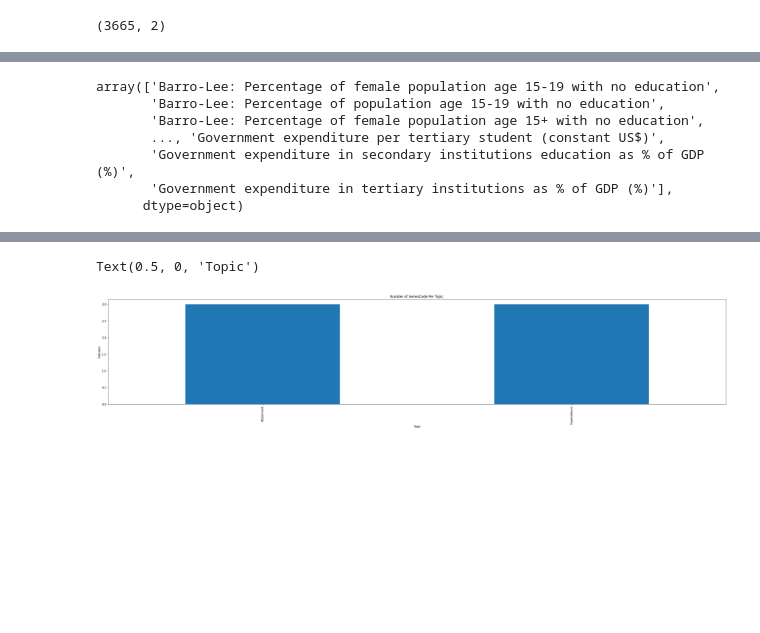
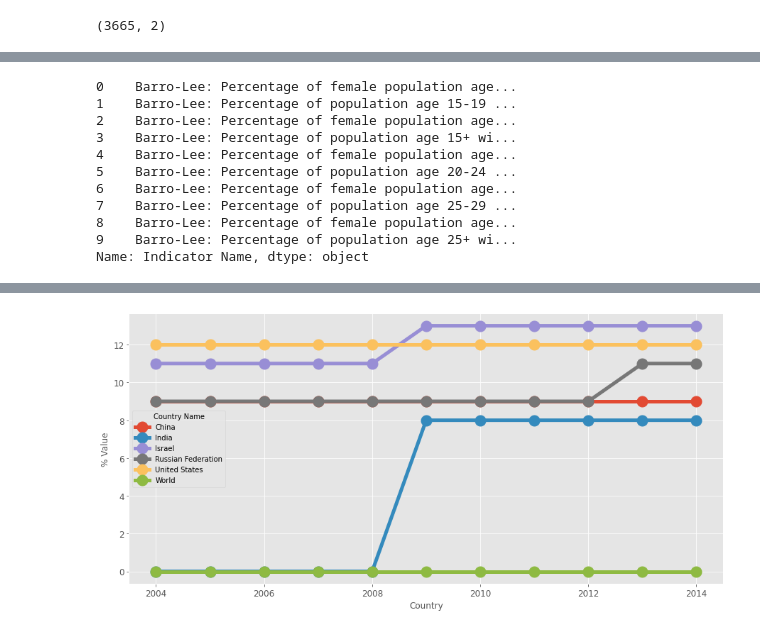
Before and after one commit to vanshika7-max/World-Bank-Education-Stats, a Jupyter notebook: Vanshika_Raj_Team_7_Capstone_Project.ipynb, the cells around one changed output, grey strips where cells are left out. Saved outputs shown, nothing was run; the diff lists cells and outputs as text; code cells hidden in the pictures; blank space fills up the shorter version.

```diff
--- a/Vanshika_Raj_Team_7_Capstone_Project.ipynb
+++ b/Vanshika_Raj_Team_7_Capstone_Project.ipynb
@@ -209,10 +216,14 @@ def get_median(Year1,Year2,Year3,Year4,Year5,Year6):
 # %%
-EdStatsSeries_df['Indicator Name'].unique()
+EdStatsSeries_df['Indicator Name'].head(10)
 # %% [output]
-array(['Barro-Lee: Percentage of female population age 15-19 with no education',
-       'Barro-Lee: Percentage of population age 15-19 with no education',
-       'Barro-Lee: Percentage of female population age 15+ with no education',
-       ..., 'Government expenditure per tertiary student (constant US$)',
-       'Government expenditure in secondary institutions education as % of GDP (%)',
-       'Government expenditure in tertiary institutions as % of GDP (%)'],
-      dtype=object)
+0    Barro-Lee: Percentage of female population age...
+1    Barro-Lee: Percentage of population age 15-19 ...
+2    Barro-Lee: Percentage of female population age...
+3    Barro-Lee: Percentage of population age 15+ wi...
+4    Barro-Lee: Percentage of female population age...
+5    Barro-Lee: Percentage of population age 20-24 ...
+6    Barro-Lee: Percentage of female population age...
+7    Barro-Lee: Percentage of population age 25-29 ...
+8    Barro-Lee: Percentage of female population age...
+9    Barro-Lee: Percentage of population age 25+ wi...
+Name: Indicator Name, dtype: object
@@ -239,9 +280,15 @@ Series_code_per_topic=EdStatsSeries_df.groupby('Topic')['Series Code'].count()
-# %%
-plt.rcParams['figure.figsize'] = (40,7)
-Series_code_per_topic.plot(kind='bar')
-plt.title('Number of SeriesCode Per Topic.')
-plt.ylabel('Indicator')
-plt.xlabel('Topic')
-# %% [output]
-Text(0.5, 0, 'Topic')
-[figure, removed]
+# %%
+EdStatsData_precise_df=EdStatsData_df[['Country Name','Country Code','Indicator Name','Indicator Code','2004','2005','2006','2007','2008','2009','2010','2011','2012','2013','2014']]
+EdStatsData_precise_df=EdStatsData_precise_df[(EdStatsData_df["Country Name"]=='World') | (EdStatsData_df["Country Name"]=='India') | (EdStatsData_df["Country Name"]=='China')
+| (EdStatsData_df["Country Name"]=='United States') | (EdStatsData_df["Country Name"]=='Russian Federation') | (EdStatsData_df["Country Name"]=='Israel')]
+first_indicator=EdStatsData_precise_df[EdStatsData_precise_df["Indicator Name"]=='Duration of compulsory education (years)']
+first_indicator.reset_index()
+df_compare=first_indicator.groupby('Country Name')[['2004','2005','2006','2007','2008','2009','2010','2011','2012','2013','2014']].sum()
+df_compare=df_compare.T
+plt.style.use('ggplot')
+ax = df_compare.plot(figsize=(15,7),legend=True, fontsize=12 ,linewidth=5, marker="o",markersize=15)
+ax.set_xlabel("Country",fontsize=12)
+ax.set_ylabel("% Value",fontsize=12)
+plt.show()
+# %% [output]
+[figure, added]
```
Also changed, not shown: parts of 20 cells of this notebook.
